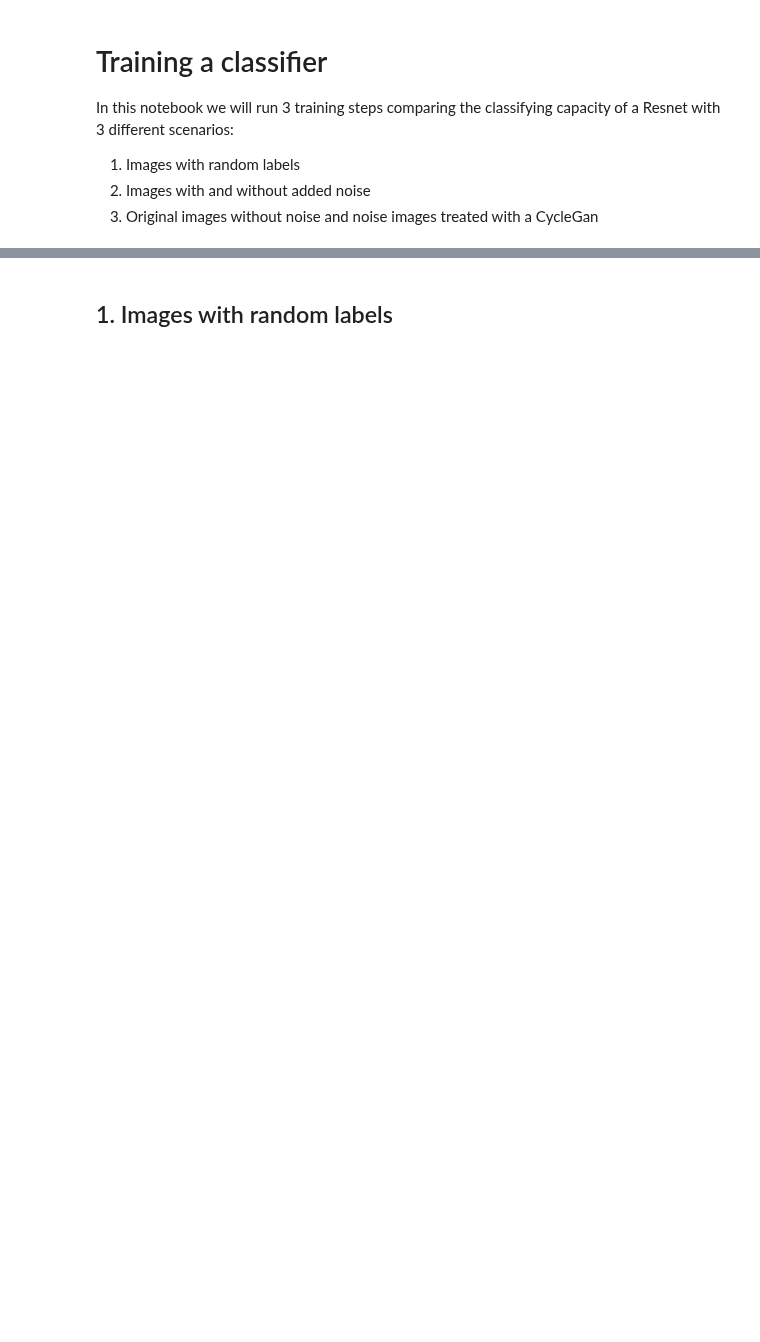
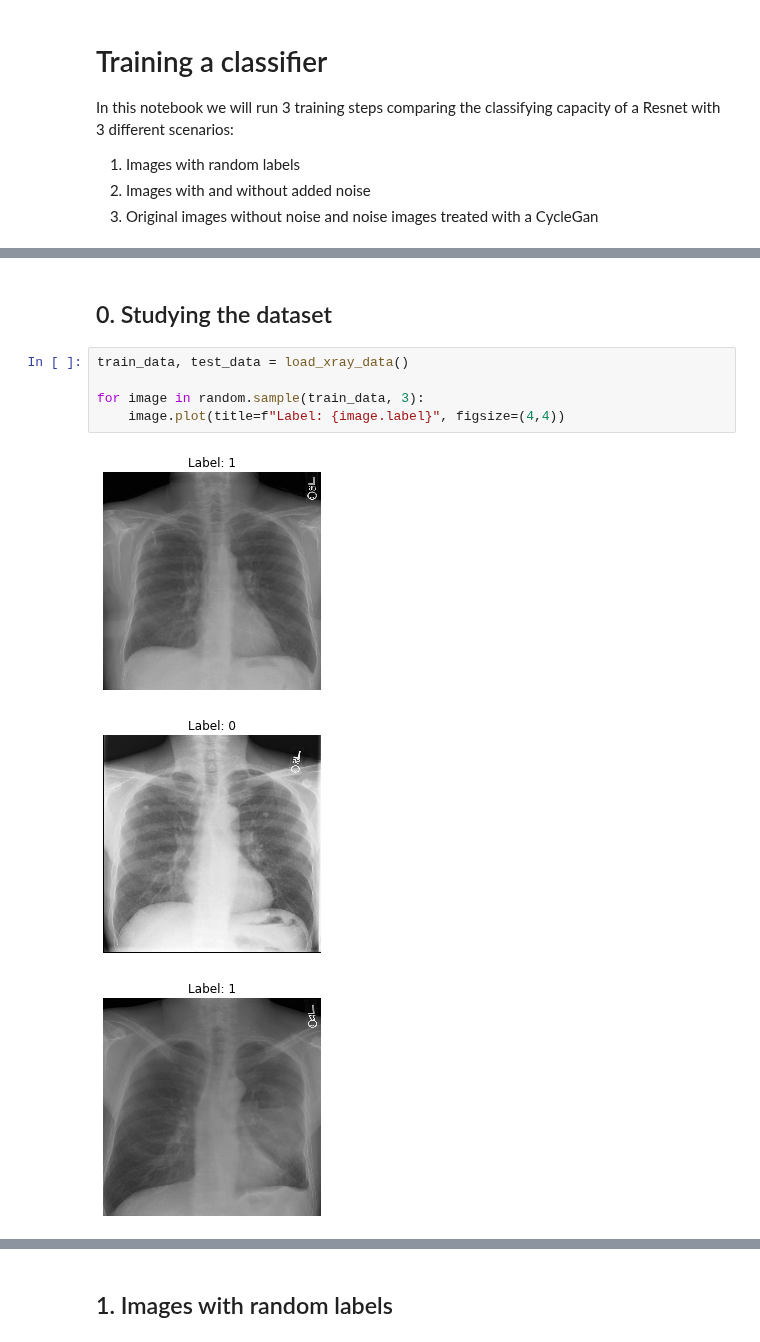
Before and after one commit to Juanki0396/TFG, a Jupyter notebook: train_classifier.ipynb, the cells around one changed output, grey strips where cells are left out. Cells and saved outputs as stored; diff of their text form; blank space fills up the shorter version.

```diff
--- a/train_classifier.ipynb
+++ b/train_classifier.ipynb
@@ -34,0 +40,11 @@ random.seed(SEED)
+# %% [markdown]
+## 0. Studying the dataset
+# %%
+train_data, test_data = load_xray_data()
+
+for image in random.sample(train_data, 3):
+    image.plot(title=f"Label: {image.label}", figsize=(4,4))
+# %% [output]
+[figure, added]
+[figure, added]
+[figure, added]
```
Also changed, not shown: parts of 8 cells of this notebook, 8 other files.
